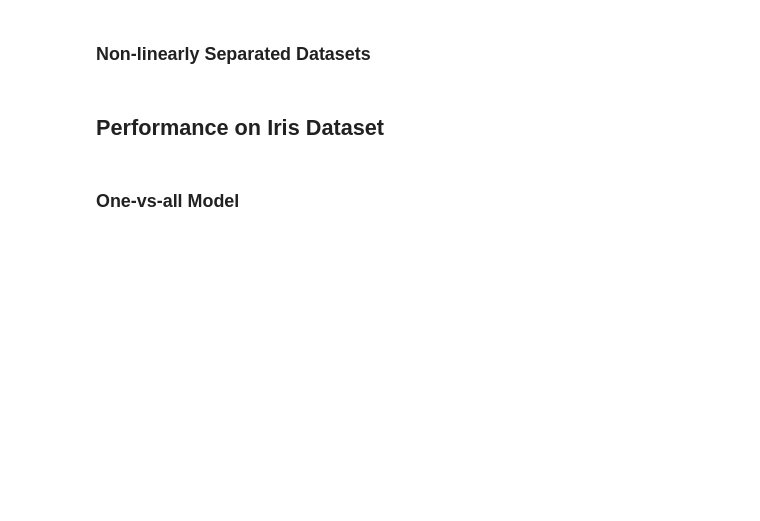
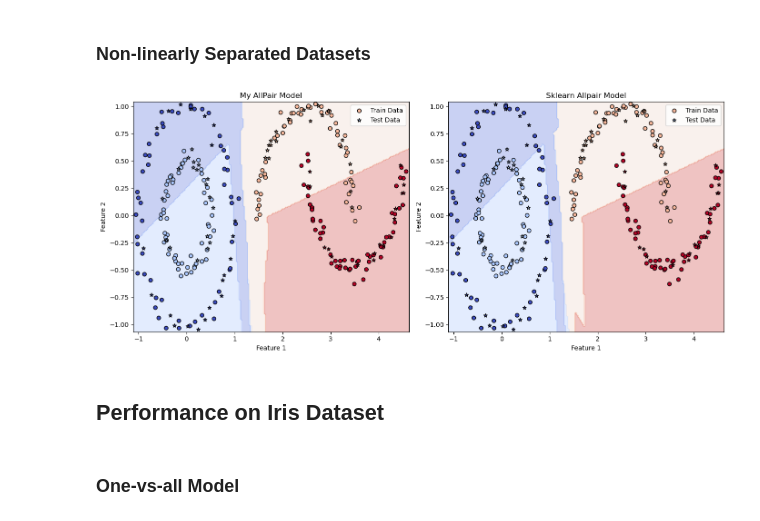
Before and after one commit to hyukahn16/data2060-final-project, a Jupyter notebook: project.ipynb, the cells around one changed output. Cells and saved outputs as stored; diff of their text form; code cells hidden in the pictures; blank space fills up the shorter version.

```diff
--- a/project.ipynb
+++ b/project.ipynb
@@ -998,7 +989,9 @@ CheckPlot_AllPairs(X5_train, Y5_train, X5_test, Y5_test, 0.01, 5000)
 ### Non-linearly Separated Datasets
 # %%
 np.random.seed(0)
-CheckPlot_AllPairs(X6_train, Y6_train, X6_test, Y6_test, 0.001, 10000)
+CheckPlot_AllPairs(X6_train, Y6_train, X6_test, Y6_test, 0.01, 10000)
+# %% [output]
+[figure, added]
 # %% [markdown]
 ## **Performance on Iris Dataset**
 # %%
```
Also changed, not shown: parts of 10 cells of this notebook.
